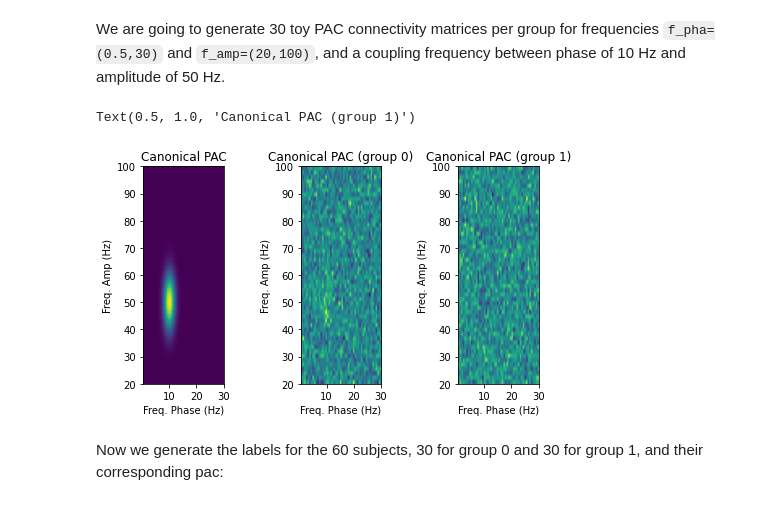
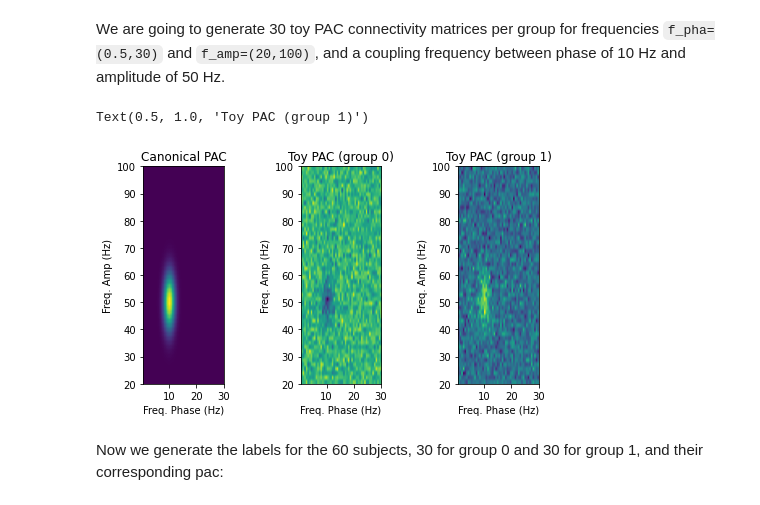
Before and after one commit to BioSIP/functional_PAC, a Jupyter notebook: scripts_tensorpac/Tutorial_CBPT.ipynb, the cells around one changed output. Cells and saved outputs as stored; diff of their text form; code cells hidden in the pictures.

```diff
--- a/scripts_tensorpac/Tutorial_CBPT.ipynb
+++ b/scripts_tensorpac/Tutorial_CBPT.ipynb
@@ -65,37 +67,37 @@ coupling_freq = (10, 50) #this is the coupling frequency for phase - amplitude.
 xx, yy = np.meshgrid(f_pha, f_amp)
 canonical_pac = 50*multivariate_normal.pdf(np.stack((xx, yy), axis=-1),
                                    mean=coupling_freq, cov=[[2,0.5],[0.2,50]])
 
 # And this is the generator of toy_pacs
 def toy_pac(canonical_pac, group=0.):
     toy_pac = (group+np.random.randn(1))*canonical_pac
     toy_pac += .5*np.random.randn(*canonical_pac.shape)
     return toy_pac
 
 # We display the canonical pac
 fig, ax = plt.subplots(1, 3, figsize=(8,4))
 ax[0].imshow(canonical_pac, origin='lower',
            extent=(f_pha.min(), f_pha.max(), f_amp.min(), f_amp.max()))
 ax[0].set_xlabel('Freq. Phase (Hz)')
 ax[0].set_ylabel('Freq. Amp (Hz)')
 ax[0].set_title('Canonical PAC')
 
 # generate a toy pac for group 0
 ax[1].imshow(toy_pac(canonical_pac, 0), origin='lower',
            extent=(f_pha.min(), f_pha.max(), f_amp.min(), f_amp.max()))
 ax[1].set_xlabel('Freq. Phase (Hz)')
 ax[1].set_ylabel('Freq. Amp (Hz)')
-ax[1].set_title('Canonical PAC (group 0)')
+ax[1].set_title('Toy PAC (group 0)')
 
 # generate a toy pac for group 1
 ax[2].imshow(toy_pac(canonical_pac, 1), origin='lower',
            extent=(f_pha.min(), f_pha.max(), f_amp.min(), f_amp.max()))
 ax[2].set_xlabel('Freq. Phase (Hz)')
 ax[2].set_ylabel('Freq. Amp (Hz)')
-ax[2].set_title('Canonical PAC (group 1)')
+ax[2].set_title('Toy PAC (group 1)')
 # %% [output]
-Text(0.5, 1.0, 'Canonical PAC (group 1)')
+Text(0.5, 1.0, 'Toy PAC (group 1)')
-[figure, old version]
+[figure, new version]
 # %% [markdown]
 Now we generate the labels for the 60 subjects, 30 for group 0 and 30 for group 1, and their corresponding pac:
 # %%
```
Also changed, not shown: parts of 3 cells of this notebook, 1 other file.
